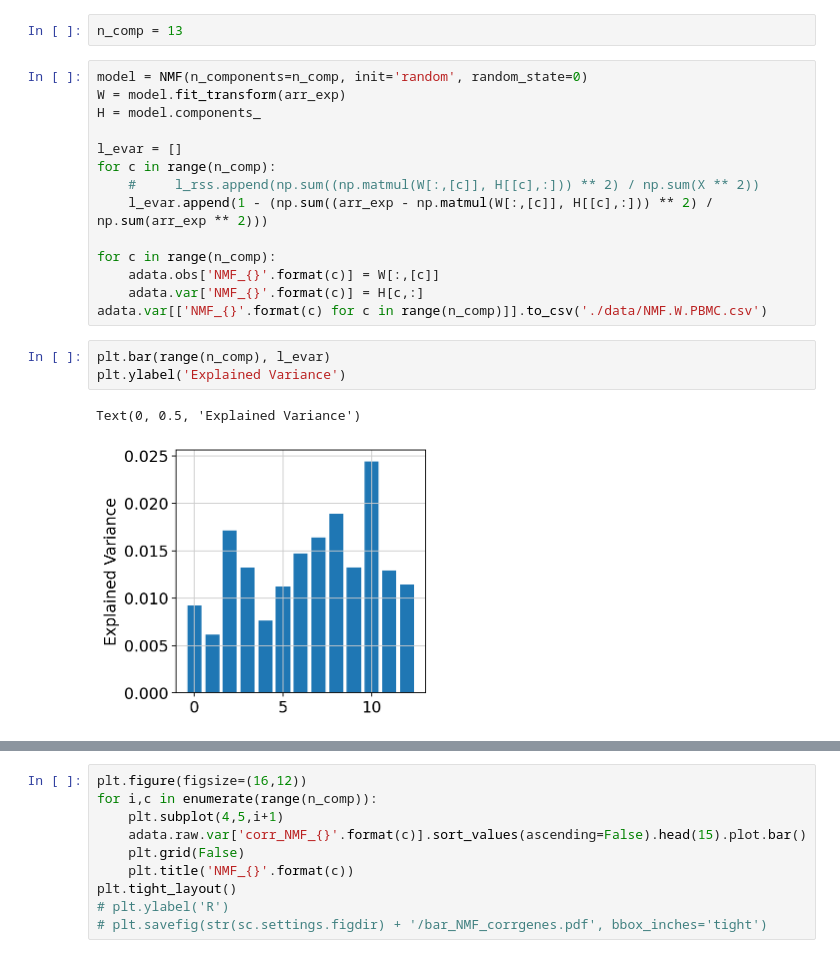
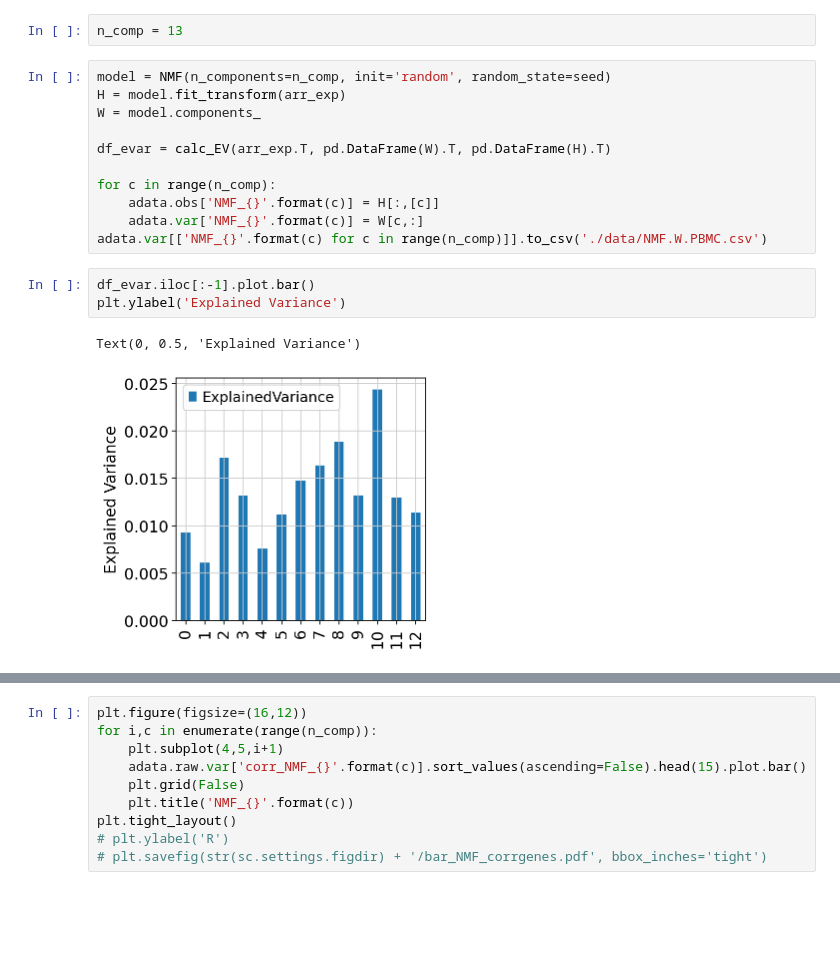
Before and after one commit to yyoshiaki/NMFprojection, a Jupyter notebook: PBMC.ipynb, the cells around one changed output, grey strips where cells are left out. Drawn from its saved outputs; the diff is of its cells as text; blank space fills up the shorter version.

```diff
--- a/PBMC.ipynb
+++ b/PBMC.ipynb
@@ -151,25 +149,22 @@ Text(0.5, 8.777777777777784, '# Components')
 # %%
 n_comp = 13
 # %%
-model = NMF(n_components=n_comp, init='random', random_state=0)
-W = model.fit_transform(arr_exp)
-H = model.components_
+model = NMF(n_components=n_comp, init='random', random_state=seed)
+H = model.fit_transform(arr_exp)
+W = model.components_
 
-l_evar = []
-for c in range(n_comp):
-    #     l_rss.append(np.sum((np.matmul(W[:,[c]], H[[c],:])) ** 2) / np.sum(X ** 2))
-    l_evar.append(1 - (np.sum((arr_exp - np.matmul(W[:,[c]], H[[c],:])) ** 2) / np.sum(arr_exp ** 2)))
+df_evar = calc_EV(arr_exp.T, pd.DataFrame(W).T, pd.DataFrame(H).T)
 
 for c in range(n_comp):
-    adata.obs['NMF_{}'.format(c)] = W[:,[c]]
-    adata.var['NMF_{}'.format(c)] = H[c,:]
+    adata.obs['NMF_{}'.format(c)] = H[:,[c]]
+    adata.var['NMF_{}'.format(c)] = W[c,:]
 adata.var[['NMF_{}'.format(c) for c in range(n_comp)]].to_csv('./data/NMF.W.PBMC.csv')
-# %%
-plt.bar(range(n_comp), l_evar)
-plt.ylabel('Explained Variance')
-# %% [output]
-Text(0, 0.5, 'Explained Variance')
-[figure, removed]
+# %%
+df_evar.iloc[:-1].plot.bar()
+plt.ylabel('Explained Variance')
+# %% [output]
+Text(0, 0.5, 'Explained Variance')
+[figure, added]
 # %%
 %%time
 for c in range(n_comp):
```
Also changed, not shown: parts of 5 cells of this notebook, 1 other file.
